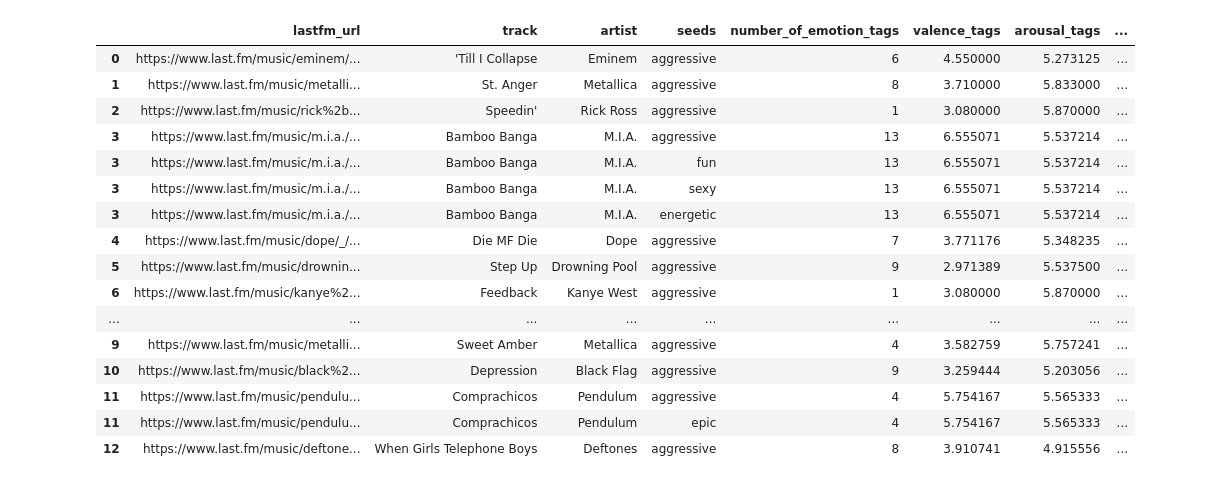
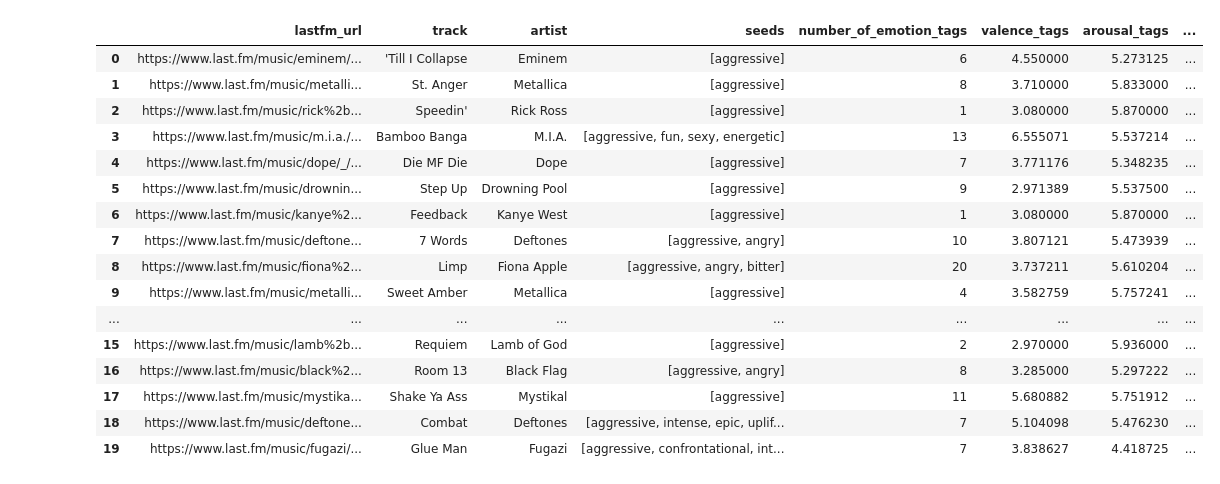
Before and after one commit to gaanno/proyecto-ml, a Jupyter notebook: proyecto.ipynb, the cells around one changed output. Drawn from its saved outputs; the diff is of its cells as text; code cells hidden in the pictures.

```diff
--- a/proyecto.ipynb
+++ b/proyecto.ipynb
@@ -27,26 +34,26 @@ import pandas as pd
 # %%
 # al leer el csv interpreta seeds como string, puede ser arreglado con converters y pd.eval
 # explode separa las listas en varias filas y problema resuelto
 # las filas se incrementan a 117825 rows vs 90001 rows original
 df = pd.read_csv('muse_v3.csv', converters={'seeds': pd.eval})
-df = df.explode('seeds')
+#df = df.explode('seeds')
 
 df.head(20)
 # %% [output]
 |  | lastfm_url | track | artist | seeds | number_of_emotion_tags | valence_tags | arousal_tags | ... |
-| 0 | https://www.last.fm/music/eminem/... | 'Till I Collapse | Eminem | aggressive | 6 | 4.550000 | 5.273125 | ... |
-| 1 | https://www.last.fm/music/metalli... | St. Anger | Metallica | aggressive | 8 | 3.710000 | 5.833000 | ... |
-| 2 | https://www.last.fm/music/rick%2b... | Speedin' | Rick Ross | aggressive | 1 | 3.080000 | 5.870000 | ... |
-| 3 | https://www.last.fm/music/m.i.a./... | Bamboo Banga | M.I.A. | aggressive | 13 | 6.555071 | 5.537214 | ... |
-| 3 | https://www.last.fm/music/m.i.a./... | Bamboo Banga | M.I.A. | fun | 13 | 6.555071 | 5.537214 | ... |
-| 3 | https://www.last.fm/music/m.i.a./... | Bamboo Banga | M.I.A. | sexy | 13 | 6.555071 | 5.537214 | ... |
-| 3 | https://www.last.fm/music/m.i.a./... | Bamboo Banga | M.I.A. | energetic | 13 | 6.555071 | 5.537214 | ... |
-| 4 | https://www.last.fm/music/dope/_/... | Die MF Die | Dope | aggressive | 7 | 3.771176 | 5.348235 | ... |
-| 5 | https://www.last.fm/music/drownin... | Step Up | Drowning Pool | aggressive | 9 | 2.971389 | 5.537500 | ... |
-| 6 | https://www.last.fm/music/kanye%2... | Feedback | Kanye West | aggressive | 1 | 3.080000 | 5.870000 | ... |
+| 0 | https://www.last.fm/music/eminem/... | 'Till I Collapse | Eminem | [aggressive] | 6 | 4.550000 | 5.273125 | ... |
+| 1 | https://www.last.fm/music/metalli... | St. Anger | Metallica | [aggressive] | 8 | 3.710000 | 5.833000 | ... |
+| 2 | https://www.last.fm/music/rick%2b... | Speedin' | Rick Ross | [aggressive] | 1 | 3.080000 | 5.870000 | ... |
+| 3 | https://www.last.fm/music/m.i.a./... | Bamboo Banga | M.I.A. | [aggressive, fun, sexy, energetic] | 13 | 6.555071 | 5.537214 | ... |
+| 4 | https://www.last.fm/music/dope/_/... | Die MF Die | Dope | [aggressive] | 7 | 3.771176 | 5.348235 | ... |
+| 5 | https://www.last.fm/music/drownin... | Step Up | Drowning Pool | [aggressive] | 9 | 2.971389 | 5.537500 | ... |
+| 6 | https://www.last.fm/music/kanye%2... | Feedback | Kanye West | [aggressive] | 1 | 3.080000 | 5.870000 | ... |
+| 7 | https://www.last.fm/music/deftone... | 7 Words | Deftones | [aggressive, angry] | 10 | 3.807121 | 5.473939 | ... |
+| 8 | https://www.last.fm/music/fiona%2... | Limp | Fiona Apple | [aggressive, angry, bitter] | 20 | 3.737211 | 5.610204 | ... |
+| 9 | https://www.last.fm/music/metalli... | Sweet Amber | Metallica | [aggressive] | 4 | 3.582759 | 5.757241 | ... |
 | ... | ... | ... | ... | ... | ... | ... | ... | ... |
-| 9 | https://www.last.fm/music/metalli... | Sweet Amber | Metallica | aggressive | 4 | 3.582759 | 5.757241 | ... |
-| 10 | https://www.last.fm/music/black%2... | Depression | Black Flag | aggressive | 9 | 3.259444 | 5.203056 | ... |
-| 11 | https://www.last.fm/music/pendulu... | Comprachicos | Pendulum | aggressive | 4 | 5.754167 | 5.565333 | ... |
-| 11 | https://www.last.fm/music/pendulu... | Comprachicos | Pendulum | epic | 4 | 5.754167 | 5.565333 | ... |
-| 12 | https://www.last.fm/music/deftone... | When Girls Telephone Boys | Deftones | aggressive | 8 | 3.910741 | 4.915556 | ... |
+| 15 | https://www.last.fm/music/lamb%2b... | Requiem | Lamb of God | [aggressive] | 2 | 2.970000 | 5.936000 | ... |
+| 16 | https://www.last.fm/music/black%2... | Room 13 | Black Flag | [aggressive, angry] | 8 | 3.285000 | 5.297222 | ... |
+| 17 | https://www.last.fm/music/mystika... | Shake Ya Ass | Mystikal | [aggressive] | 11 | 5.680882 | 5.751912 | ... |
+| 18 | https://www.last.fm/music/deftone... | Combat | Deftones | [aggressive, intense, epic, uplif... | 7 | 5.104098 | 5.476230 | ... |
+| 19 | https://www.last.fm/music/fugazi/... | Glue Man | Fugazi | [aggressive, confrontational, int... | 7 | 3.838627 | 4.418725 | ... |
```
Also changed, not shown: parts of 28 cells of this notebook, 1 other file.
